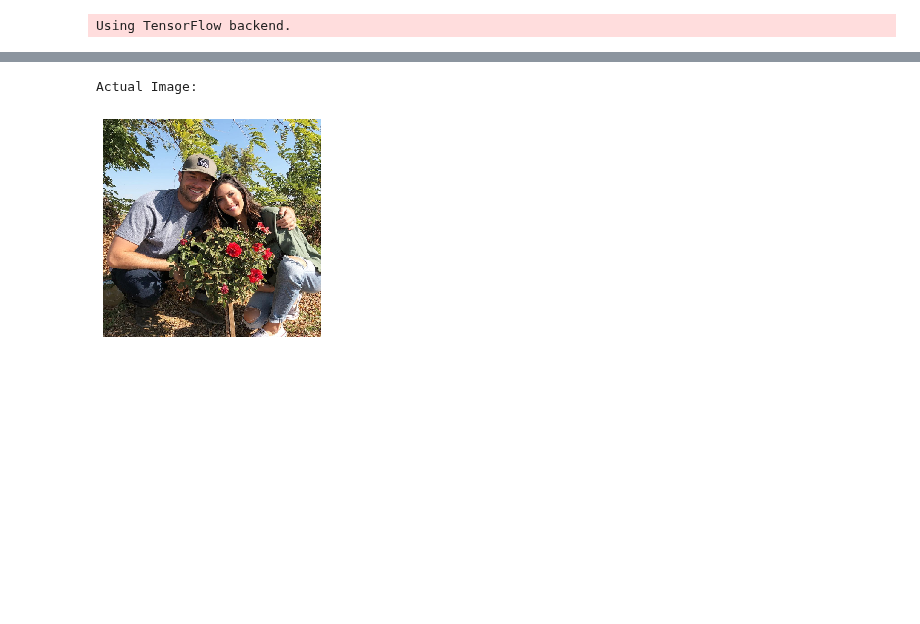
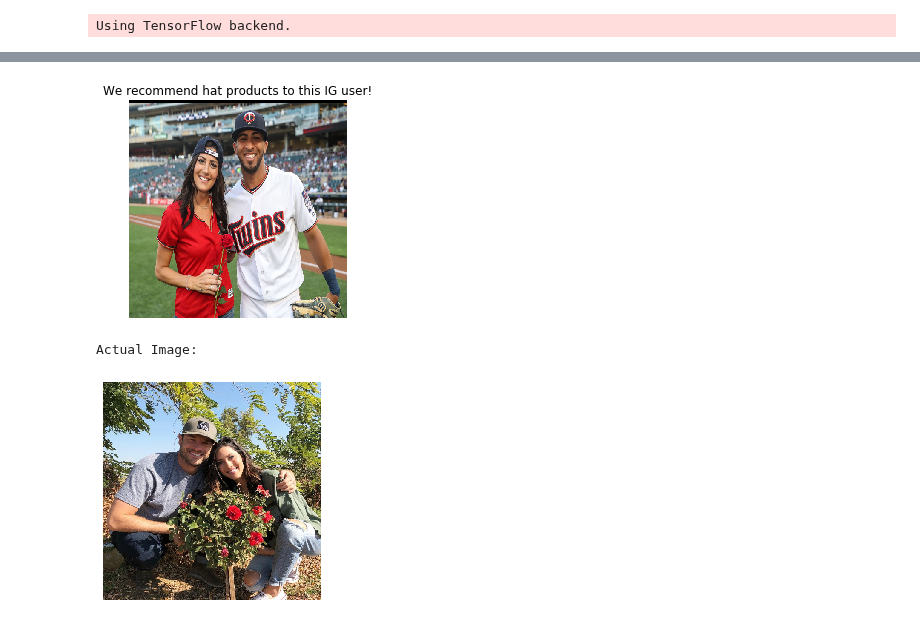
Before and after one commit to mzhou356/img2recommender, a Jupyter notebook: python_files/recommender_class.ipynb, the cells around one changed output, grey strips where cells are left out. Drawn from its saved outputs; the diff is of its cells as text; code cells hidden in the pictures; blank space fills up the shorter version.

```diff
--- a/python_files/recommender_class.ipynb
+++ b/python_files/recommender_class.ipynb
@@ -252,3 +244,7 @@ After crop:
+# %%
+image1.recommend('../data/IG_photo/becca_k/')
+# %% [output]
+[figure, added]
 # %%
 image1.recommend('../data/IG_photo/becca_k/15.png')
 # %% [output]
```
Also changed, not shown: parts of 1 cell of this notebook, 1 other file.
